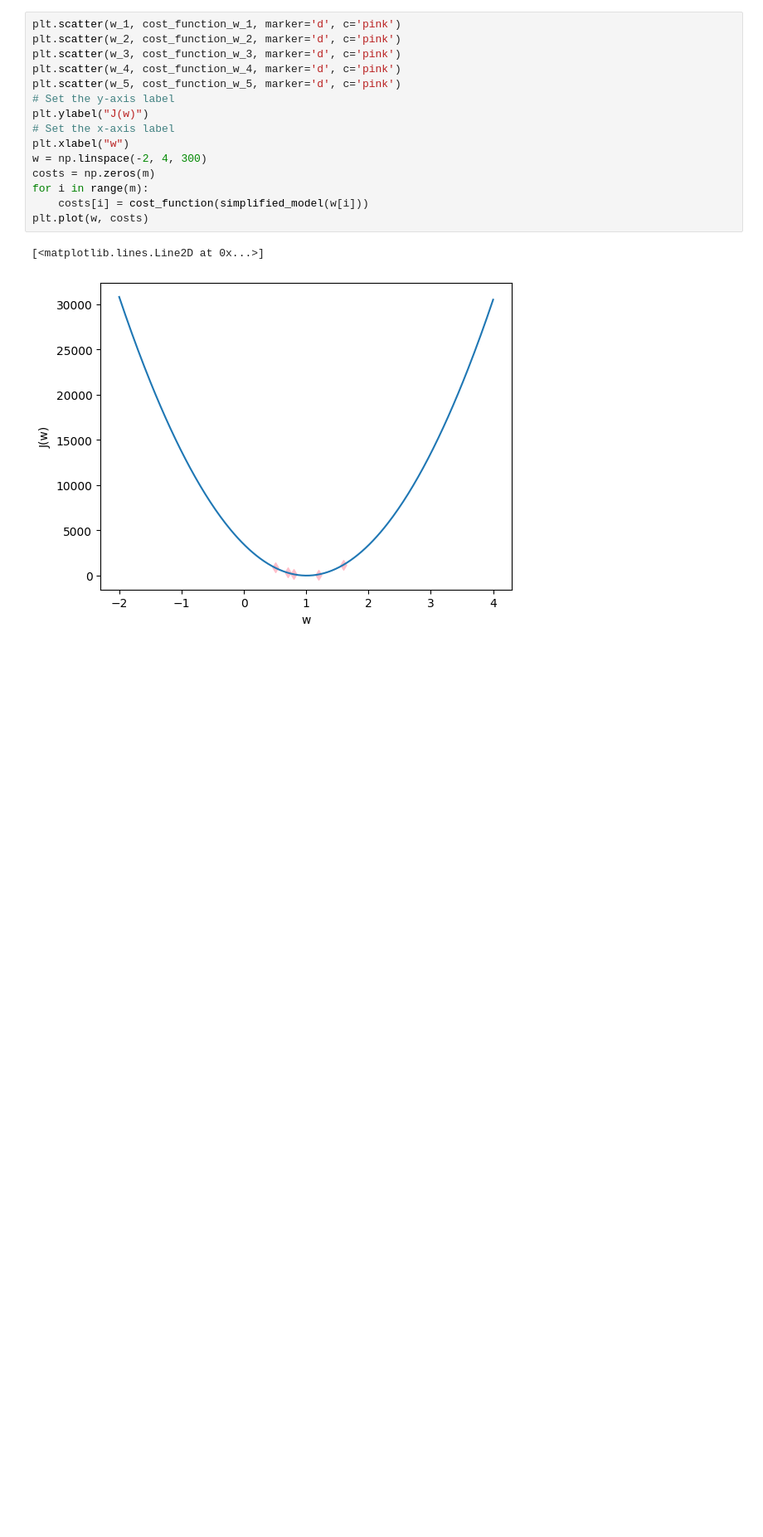
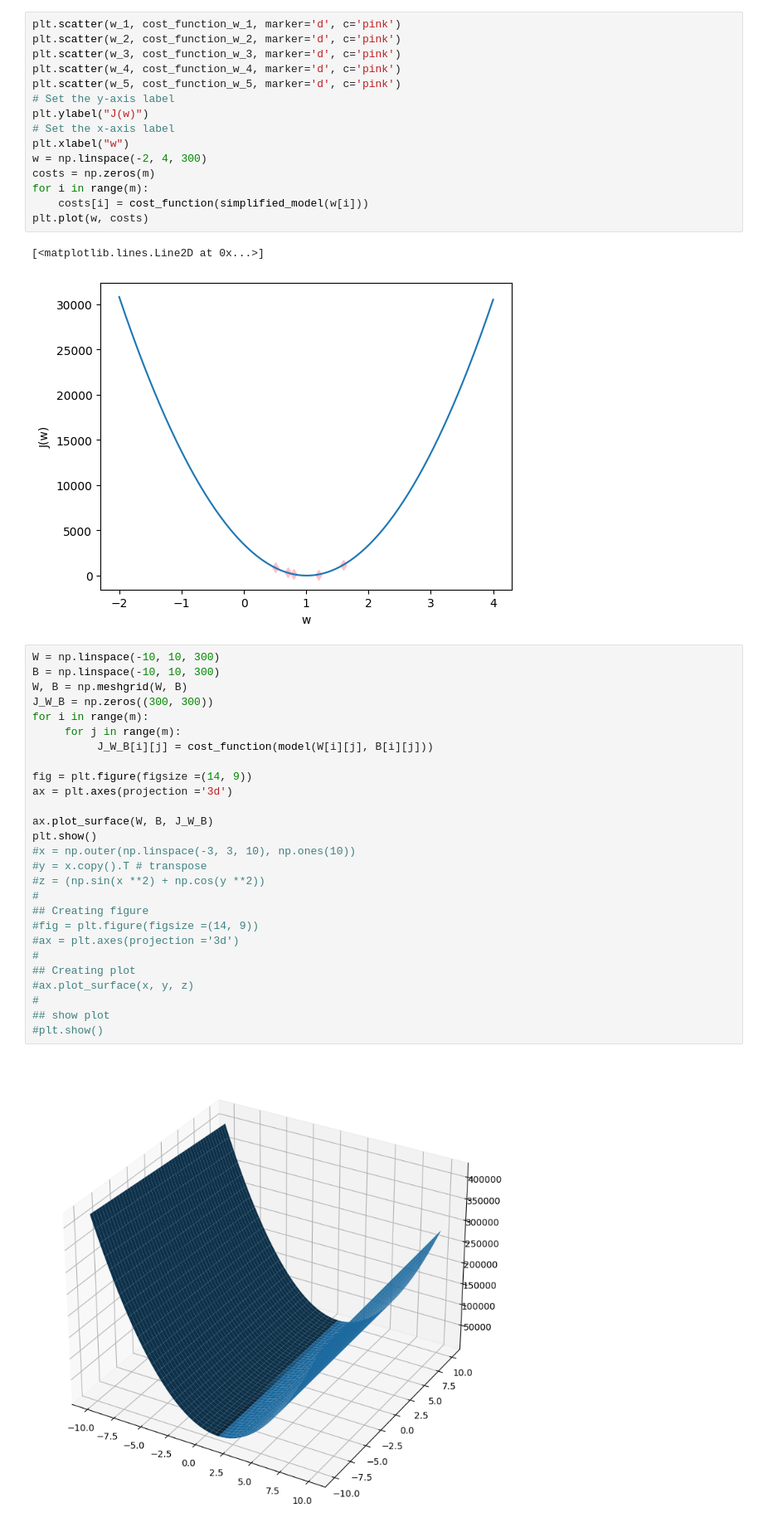
Before and after one commit to faustodavidhernandezjasso/supervised-machine-learning, a Jupyter notebook: src/cost_function_intuition.ipynb, the cells around one changed output. Shown: that part at 83% size. Drawn from its saved outputs; the diff is of its cells as text; blank space fills up the shorter version.

Commit message:
Adding 3D surface plot corresponding to cost function for the data set

```diff
--- a/src/cost_function_intuition.ipynb
+++ b/src/cost_function_intuition.ipynb
@@ -249,3 +251,32 @@ plt.plot(w, costs)
 # %% [output]
 [<matplotlib.lines.Line2D at 0x...>]
 [figure]
+# %%
+W = np.linspace(-10, 10, 300)
+B = np.linspace(-10, 10, 300)
+W, B = np.meshgrid(W, B)
+J_W_B = np.zeros((300, 300))
+for i in range(m):
+     for j in range(m):
+          J_W_B[i][j] = cost_function(model(W[i][j], B[i][j]))
+
+fig = plt.figure(figsize =(14, 9))
+ax = plt.axes(projection ='3d')
+
+ax.plot_surface(W, B, J_W_B)
+plt.show()
+#x = np.outer(np.linspace(-3, 3, 10), np.ones(10))
+#y = x.copy().T # transpose
+#z = (np.sin(x **2) + np.cos(y **2))
+#
+## Creating figure
+#fig = plt.figure(figsize =(14, 9))
+#ax = plt.axes(projection ='3d')
+#
+## Creating plot
+#ax.plot_surface(x, y, z)
+#
+## show plot
+#plt.show()
+# %% [output]
+[figure, added]
```
Also changed, not shown: parts of 1 cell of this notebook.
